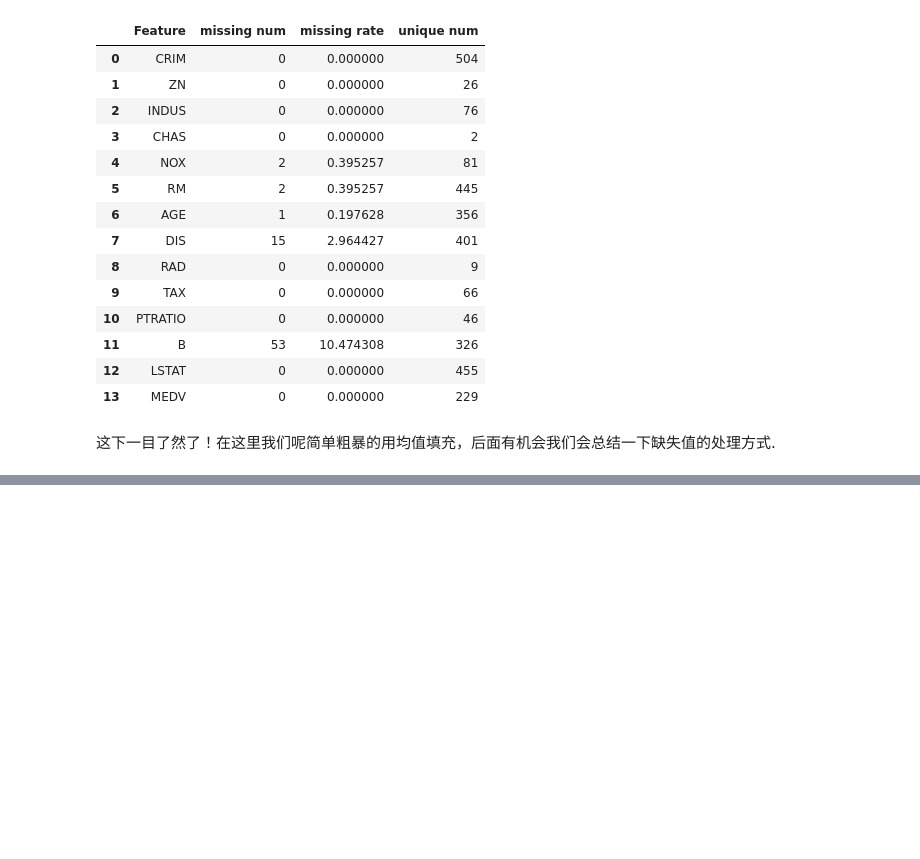
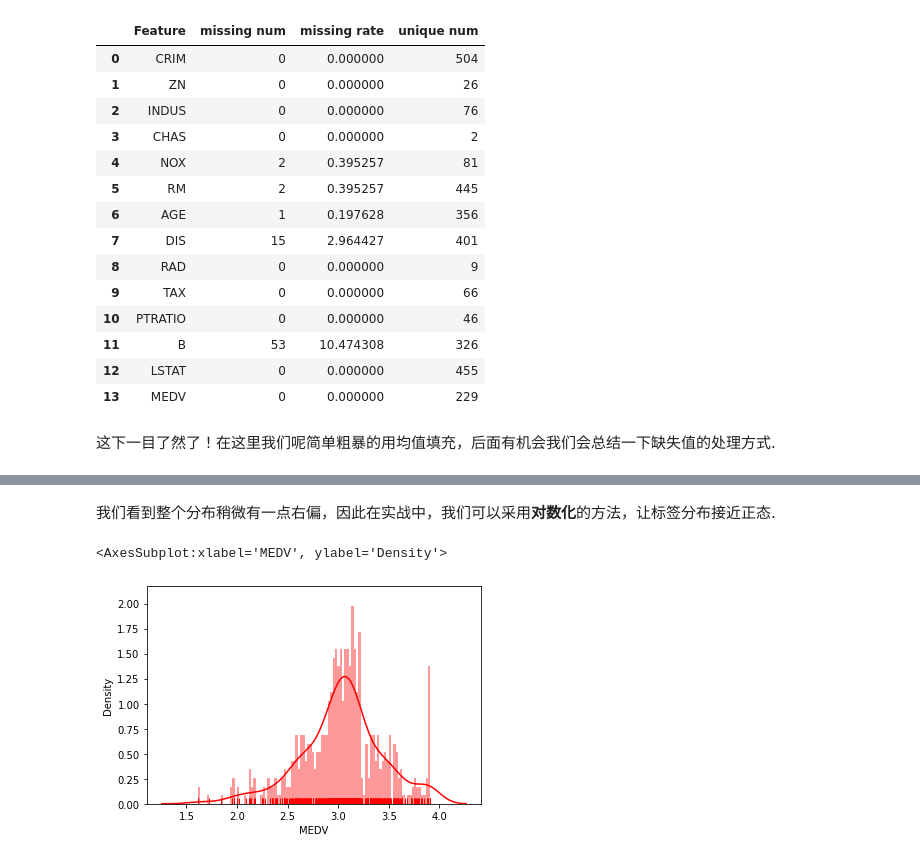
Before and after one commit to Git-Model/Modeling-Universe, a Jupyter notebook: Data-Story/Task1_EDA初体验/Task1：EDA初体验--波士顿房价分析.ipynb, the cells around one changed output, grey strips where cells are left out. Drawn from its saved outputs; the diff is of its cells as text; code cells hidden in the pictures; blank space fills up the shorter version.

```diff
--- a/Data-Story/Task1_EDA初体验/Task1：EDA初体验--波士顿房价分析.ipynb
+++ b/Data-Story/Task1_EDA初体验/Task1：EDA初体验--波士顿房价分析.ipynb
@@ -300,0 +338,19 @@ df_stats(null)
+# %% [markdown]
+我们看到整个分布稍微有一点右偏，因此在实战中，我们可以采用**对数化**的方法，让标签分布接近正态.
+# %%
+plt.figure()
+sns.distplot(np.log(house["MEDV"]),
+            bins=100,#柱子的个数
+            hist=True,#是否绘制直方图
+            kde=True,#是否绘制密度图
+            rug=True,#数据分布标尺
+            color='r',#颜色
+#             vertical=False,#是否水平绘制
+#             norm_hist=False,#标准化，kde为True时自动标准化
+            axlabel=None,#x轴标注
+            label=None,#图例标签，通过plt.legend()显示
+            ax=None,
+            )
+# %% [output]
+<AxesSubplot:xlabel='MEDV', ylabel='Density'>
+[figure, added]
```
Also changed, not shown: parts of 26 cells of this notebook, 2 other files.
